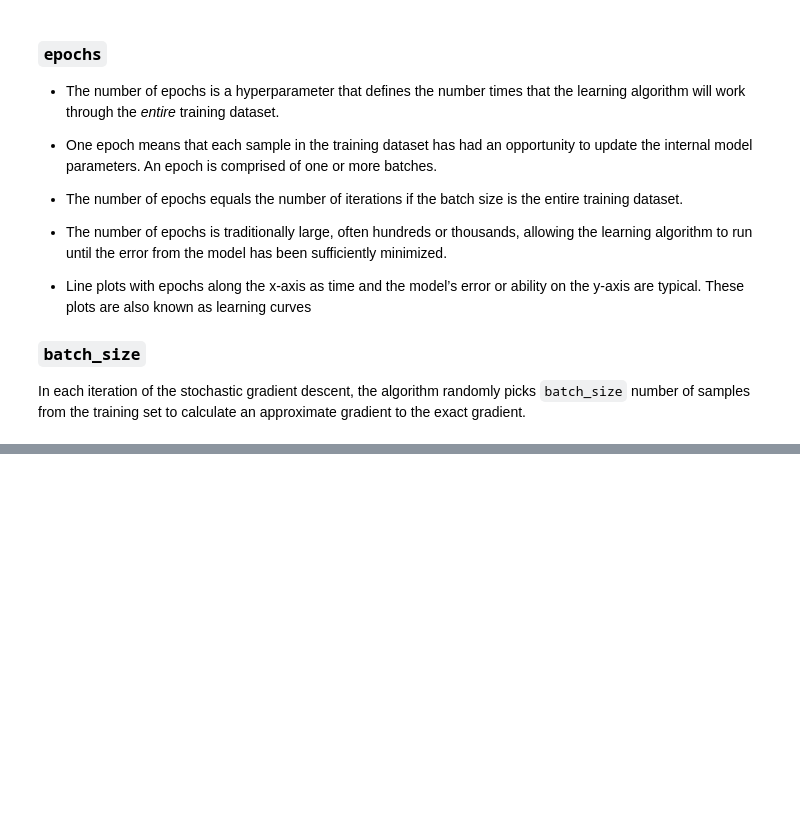
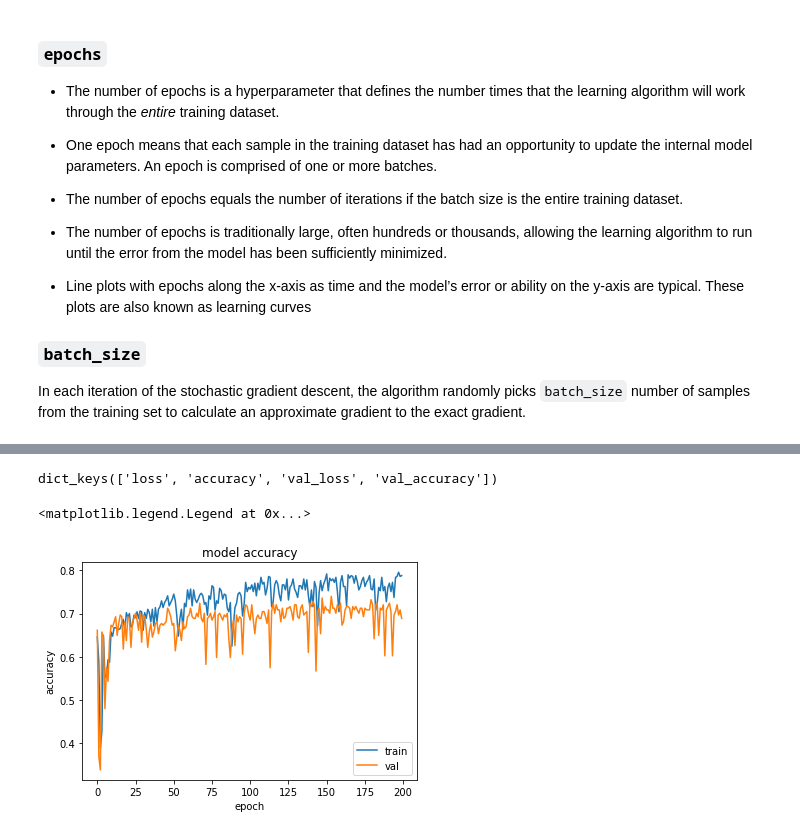
Before and after one commit to alex-lt-kong/image-classification, a Jupyter notebook: 00_keras-basics.ipynb, the cells around one changed output, grey strips where cells are left out. Drawn from its saved outputs; the diff is of its cells as text; code cells hidden in the pictures; blank space fills up the shorter version.

```diff
--- a/00_keras-basics.ipynb
+++ b/00_keras-basics.ipynb
@@ -110,0 +169,13 @@ model.fit(X_train, y_train, epochs=50, batch_size=10)
+# %%
+print(history.history.keys())
+
+plt.plot(history.history['accuracy'])
+plt.plot(history.history['val_accuracy'])
+plt.title('model accuracy')
+plt.ylabel('accuracy')
+plt.xlabel('epoch')
+plt.legend(['train', 'val'], loc='lower right')
+# %% [output]
+dict_keys(['loss', 'accuracy', 'val_loss', 'val_accuracy'])
+<matplotlib.legend.Legend at 0x...>
+[figure, added]
```
Also changed, not shown: parts of 14 cells of this notebook, 1 other file.
